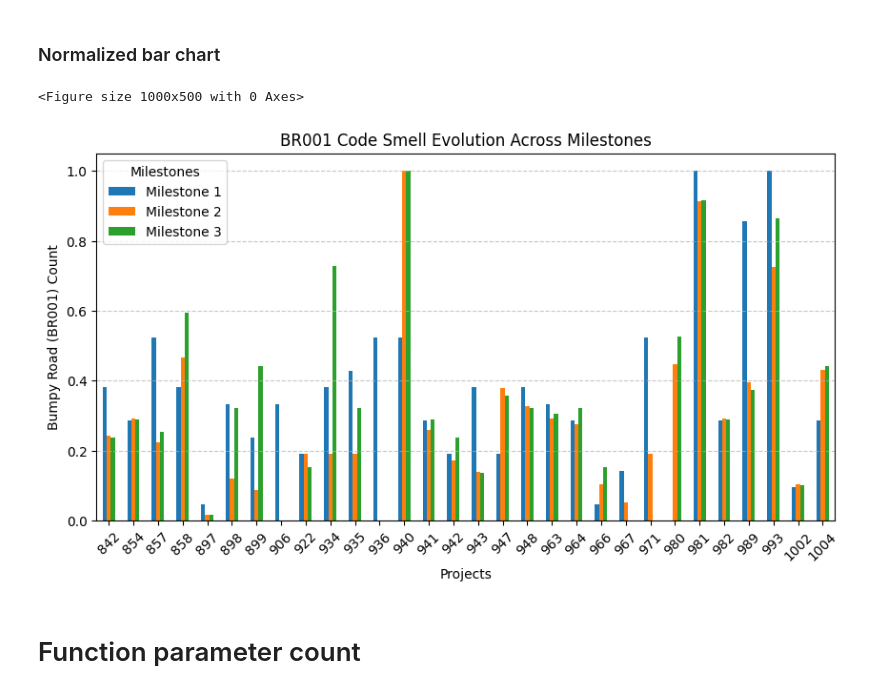
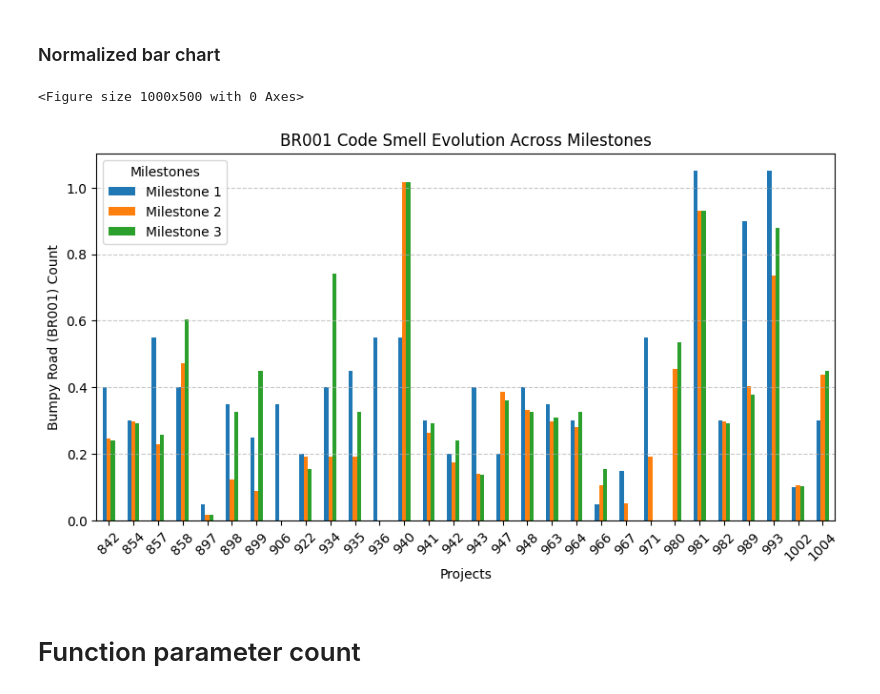
Before and after one commit to petercsaszar/code-metrics, a Jupyter notebook: gitlab_extractor/visualize.ipynb, the cells around one changed output. Cells and saved outputs as stored; diff of their text form; code cells hidden in the pictures.

Commit message:
fix: normalized chart calculation

```diff
--- a/gitlab_extractor/visualize.ipynb
+++ b/gitlab_extractor/visualize.ipynb
@@ -120,25 +120,25 @@ plt.show()
 # %% [markdown]
 ### Normalized bar chart
 # %%
-df = df / df.max()
+df = df / (df.max() - df.min())
 
 # Plot
 plt.figure(figsize=(10, 5))
 df.plot(kind='bar', figsize=(10, 5))
 
 # Labels and Title
 plt.xlabel("Projects")
 plt.ylabel("Bumpy Road (BR001) Count")
 plt.title("BR001 Code Smell Evolution Across Milestones")
 plt.legend(title="Milestones")
 plt.xticks(rotation=45)
 plt.grid(axis="y", linestyle="--", alpha=0.7)
 
 # Show plot
 plt.show()
 # %% [output]
 <Figure size 1000x500 with 0 Axes>
-[figure, old version]
+[figure, new version]
 # %% [markdown]
 # Function parameter count
 # %% [markdown]
```
